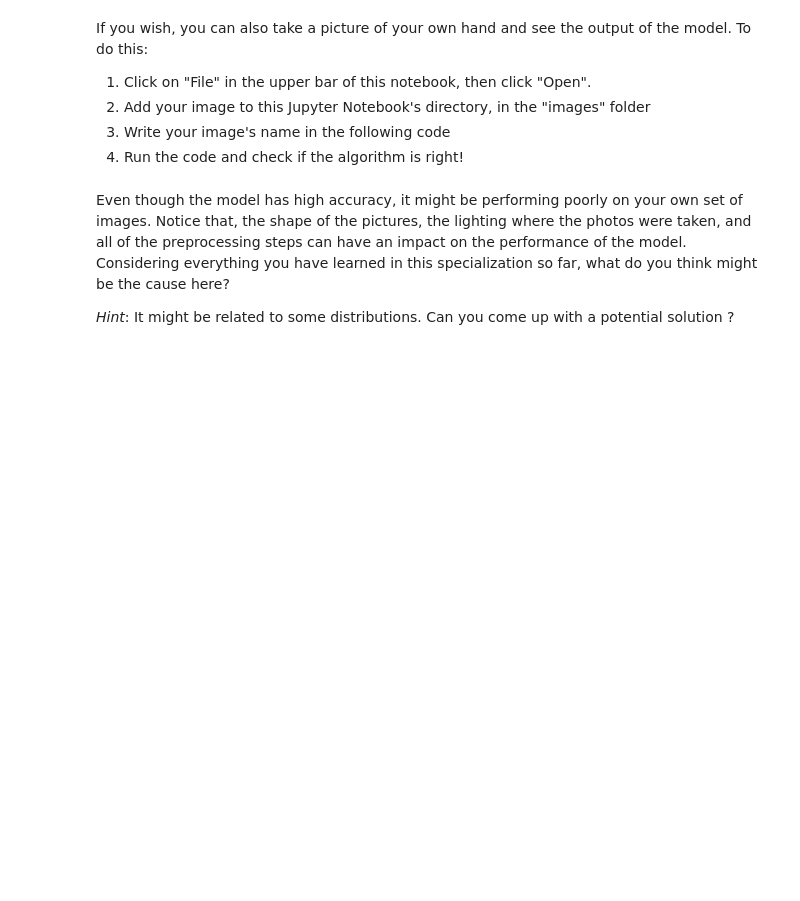
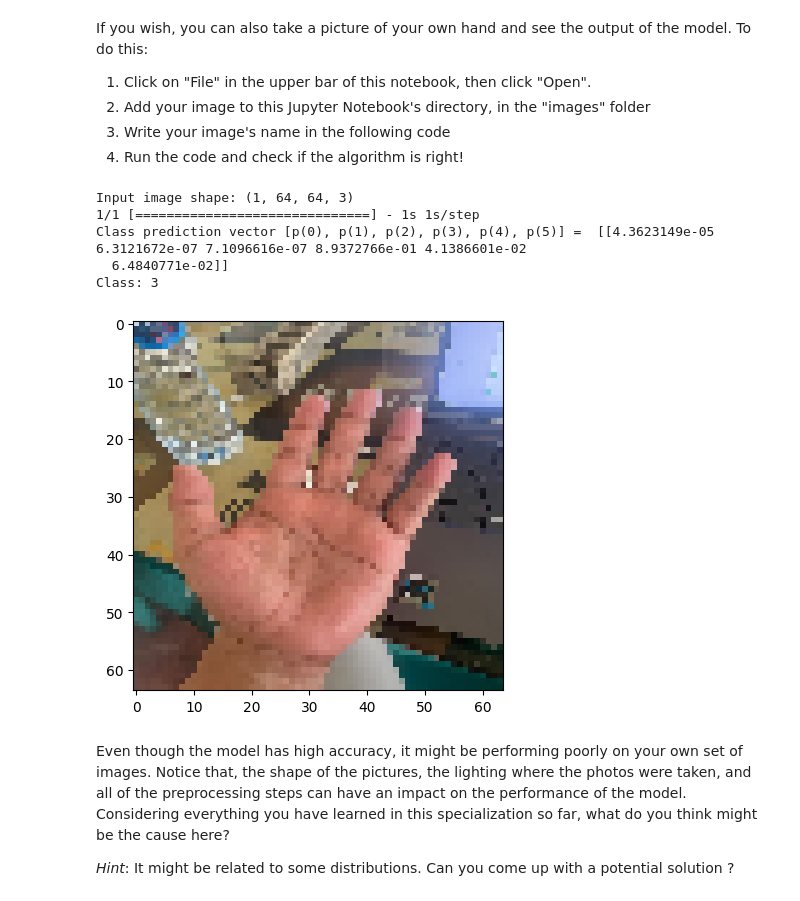
Before and after one commit to oktavianuu/deep_learning_specialization, a Jupyter notebook: C4_Convolutional_Neural_Networks/Week2_Deep_Convolutional_Models_Case_Studies/assignment1/C4W2_Assignment_1.ipynb, the cells around one changed output. Saved outputs shown, nothing was run; the diff lists cells and outputs as text; code cells hidden in the pictures; blank space fills up the shorter version.

```diff
--- a/C4_Convolutional_Neural_Networks/Week2_Deep_Convolutional_Models_Case_Studies/assignment1/C4W2_Assignment_1.ipynb
+++ b/C4_Convolutional_Neural_Networks/Week2_Deep_Convolutional_Models_Case_Studies/assignment1/C4W2_Assignment_1.ipynb
@@ -655,19 +738,26 @@ If you wish, you can also take a picture of your own hand and see the output of
 # %%
 # Run this cell to test the model with your own image
 
 # Replace this with your image's filename
-img_path = 'images/my_image.jpg'
+img_path = 'images/myhand.jpeg'
 
 img = image.load_img(img_path, target_size=(64, 64))
 x = image.img_to_array(img)
 x = np.expand_dims(x, axis=0)
 x = x/255.0
 x2 = x
 print('Input image shape:', x.shape)
 imshow(img)
 prediction = pre_trained_model.predict(x2)
 print("Class prediction vector [p(0), p(1), p(2), p(3), p(4), p(5)] = ", prediction)
 print("Class:", np.argmax(prediction))
+# %% [output]
+Input image shape: (1, 64, 64, 3)
+1/1 [==============================] - 1s 1s/step
+Class prediction vector [p(0), p(1), p(2), p(3), p(4), p(5)] =  [[4.3623149e-05 6.3121672e-07 7.1096616e-07 8.9372766e-01 4.1386601e-02
+  6.4840771e-02]]
+Class: 3
+[figure, added]
 # %% [markdown]
 Even though the model has high accuracy, it might be performing poorly on your own set of images. Notice that, the shape of the pictures, the lighting where the photos were taken, and all of the preprocessing steps can have an impact on the performance of the model. Considering everything you have learned in this specialization so far, what do you think might be the cause here?
 
```
Also changed, not shown: parts of 12 cells of this notebook, 1 other file.
